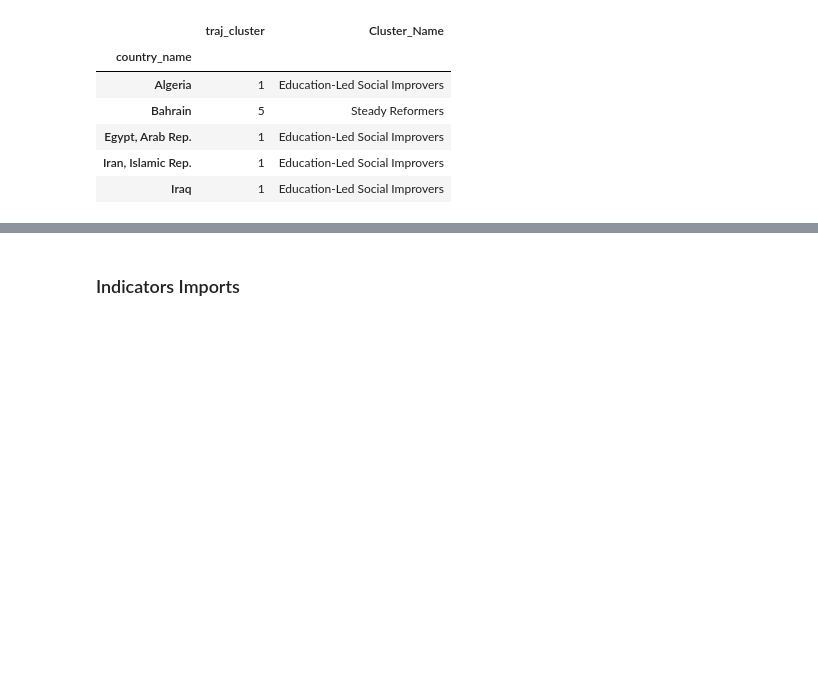
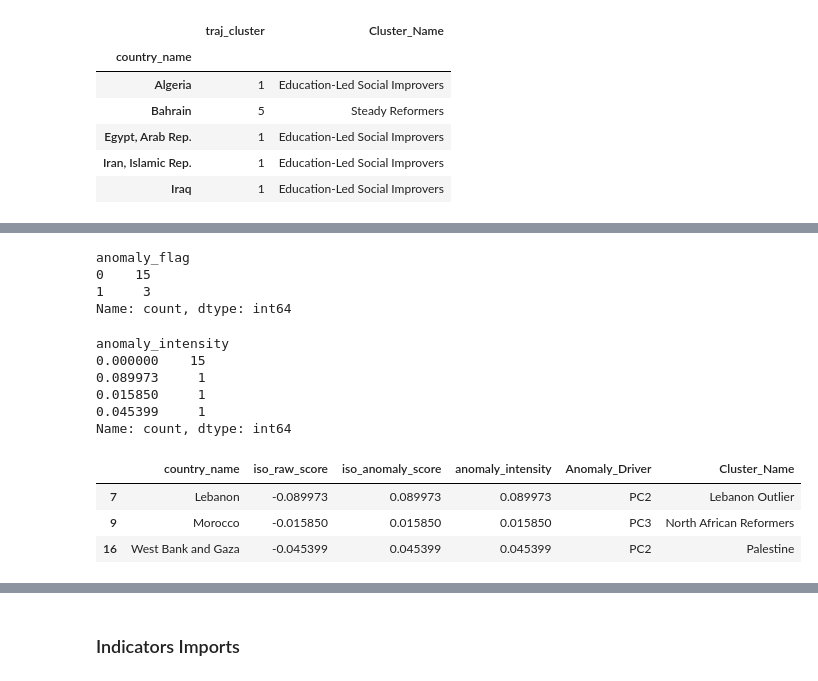
Before and after one commit to daniehben/worldbank-api-pipeline, a Jupyter notebook: notebooks/Anomaly.ipynb, the cells around one changed output, grey strips where cells are left out. Drawn from its saved outputs; the diff is of its cells as text; code cells hidden in the pictures; blank space fills up the shorter version.

```diff
--- a/notebooks/Anomaly.ipynb
+++ b/notebooks/Anomaly.ipynb
@@ -363,0 +455,23 @@ traj_cat_df.head()
+# %%
+df["anomaly_flag"].value_counts()
+# %% [output]
+anomaly_flag
+0    15
+1     3
+Name: count, dtype: int64
+# %%
+df["anomaly_intensity"].value_counts()
+# %% [output]
+anomaly_intensity
+0.000000    15
+0.089973     1
+0.015850     1
+0.045399     1
+Name: count, dtype: int64
+# %%
+df.loc[df["anomaly_flag"] == 1, ["country_name", "iso_raw_score", "iso_anomaly_score", "anomaly_intensity", "Anomaly_Driver", "Cluster_Name"]]
+# %% [output]
+|  | country_name | iso_raw_score | iso_anomaly_score | anomaly_intensity | Anomaly_Driver | Cluster_Name |
+| 7 | Lebanon | -0.089973 | 0.089973 | 0.089973 | PC2 | Lebanon Outlier |
+| 9 | Morocco | -0.015850 | 0.015850 | 0.015850 | PC3 | North African Reformers |
+| 16 | West Bank and Gaza | -0.045399 | 0.045399 | 0.045399 | PC2 | Palestine |
```
Also changed, not shown: parts of 11 cells of this notebook, 2 other files.
